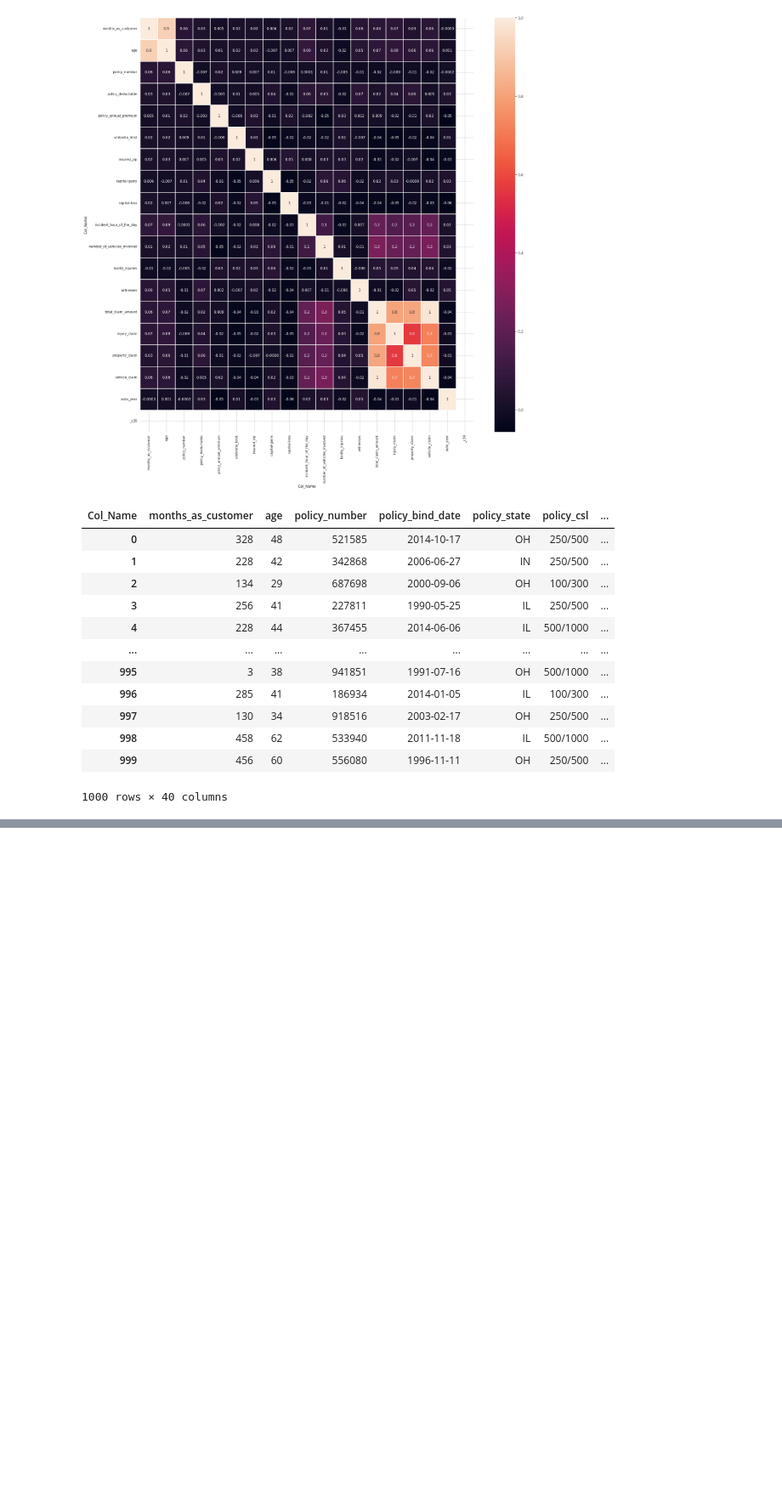
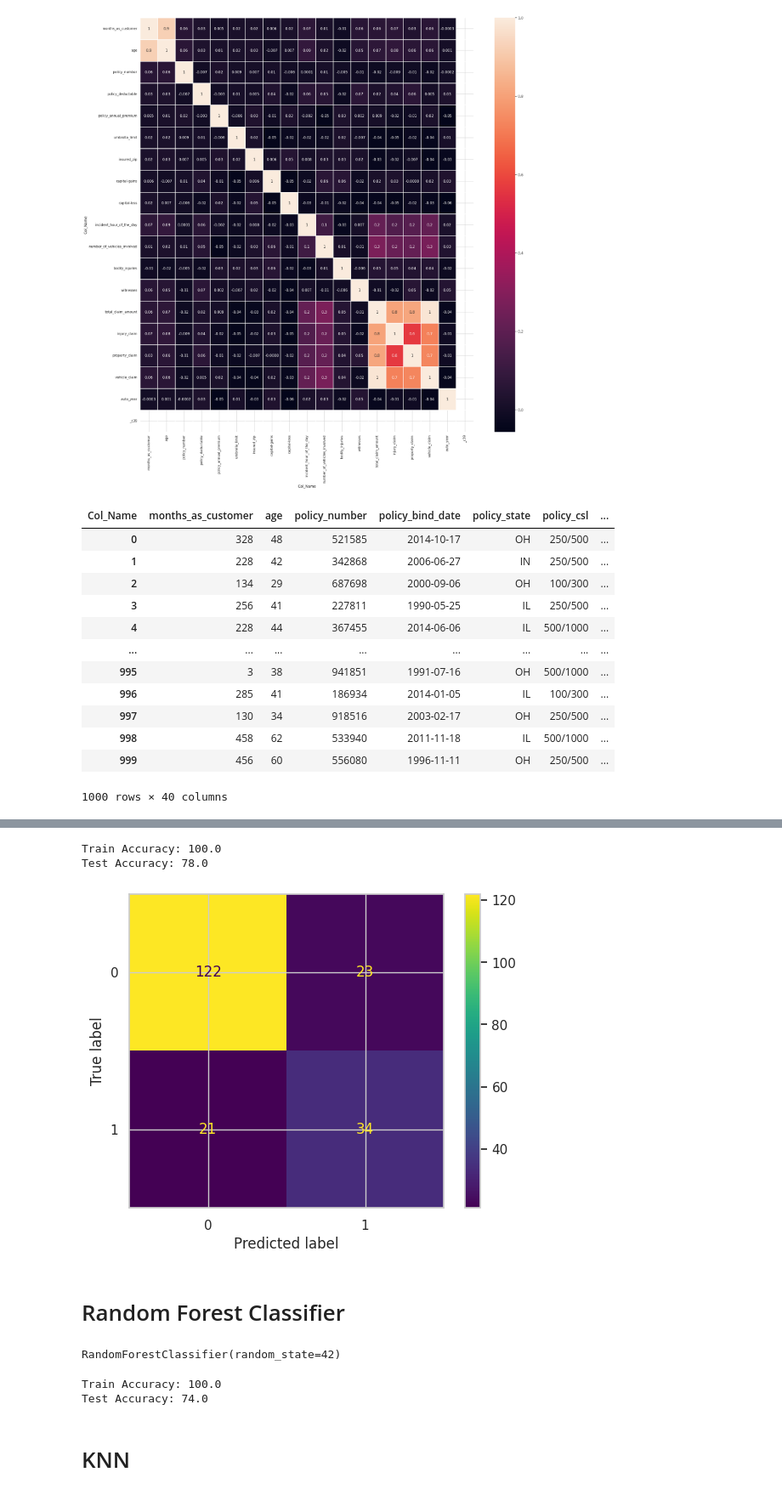
Before and after one commit to sudhanshukhare18/Skill_wallet_insuranace_fraud_detection, a Jupyter notebook: insurance_fraud_detection.ipynb, the cells around one changed output, grey strips where cells are left out. Shown at 85% size. Saved outputs shown, nothing was run; the diff lists cells and outputs as text; code cells hidden in the pictures; blank space fills up the shorter version.

```diff
--- a/insurance_fraud_detection.ipynb
+++ b/insurance_fraud_detection.ipynb
@@ -496,0 +489,2 @@ df_imputed
+# %%
+x_train, x_test, y_train, y_test = train_test_split(X, y, test_size=0.2,random_state=42)
@@ -496,0 +524,4 @@ df_imputed
+# %%
+dt= DecisionTreeClassifier(random_state=42)
+# %%
+dt.fit(x_train,y_train)
@@ -496,0 +530,2 @@ df_imputed
+# %%
+dt_pred=dt.predict(x_test)
@@ -496,0 +550,18 @@ df_imputed
+# %%
+print("Train Accuracy:", train_accuracy*100)
+print("Test Accuracy:", test_accuracy*100)
+# %% [output]
+Train Accuracy: 100.0
+Test Accuracy: 78.0
+# %%
+from sklearn.metrics import confusion_matrix, ConfusionMatrixDisplay
+
+cm = confusion_matrix(y_test, dt_pred)
+
+disp = ConfusionMatrixDisplay(confusion_matrix=cm)
+disp.plot()
+plt.show()
+# %% [output]
+[figure, added]
+# %% [markdown]
+# Random Forest Classifier
@@ -496,0 +576,4 @@ df_imputed
+# %%
+rf.fit(x_train,y_train)
+# %% [output]
+RandomForestClassifier(random_state=42)
@@ -496,0 +585,8 @@ df_imputed
+# %%
+print("Train Accuracy:", rf_train_accuracy*100)
+print("Test Accuracy:", rf_test_accuracy*100)
+# %% [output]
+Train Accuracy: 100.0
+Test Accuracy: 74.0
+# %% [markdown]
+# KNN
```
Also changed, not shown: parts of 67 cells of this notebook.
